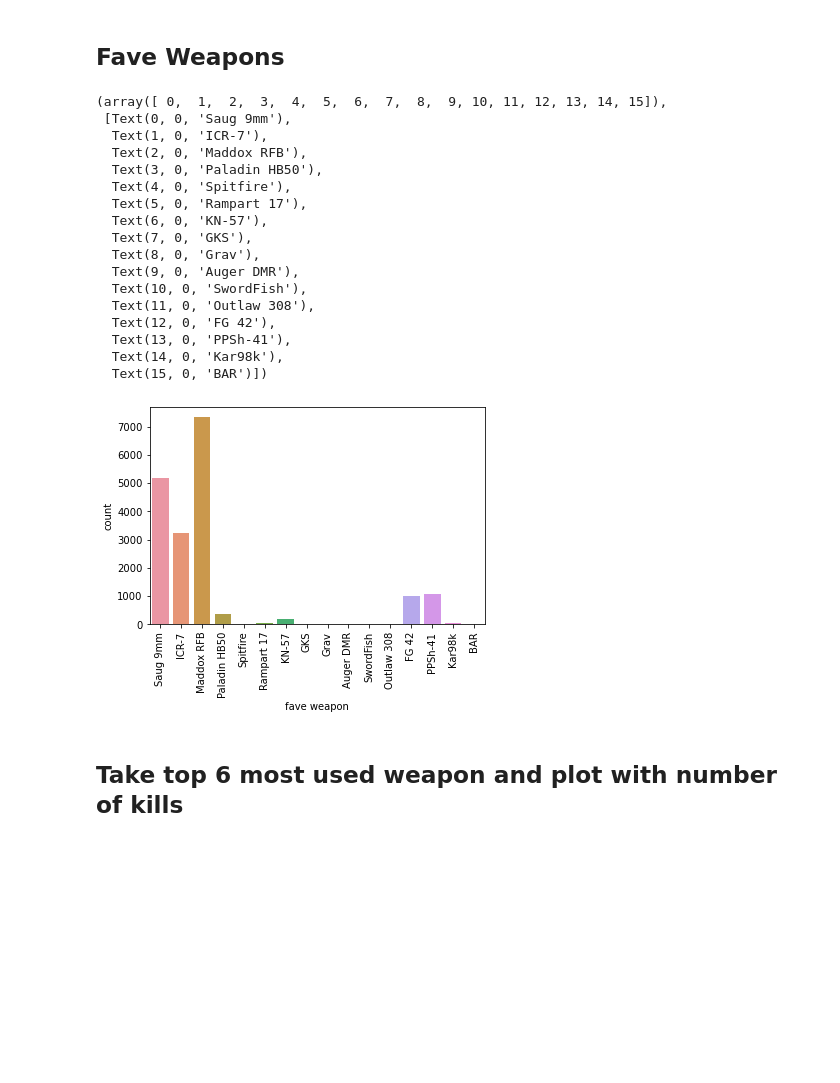
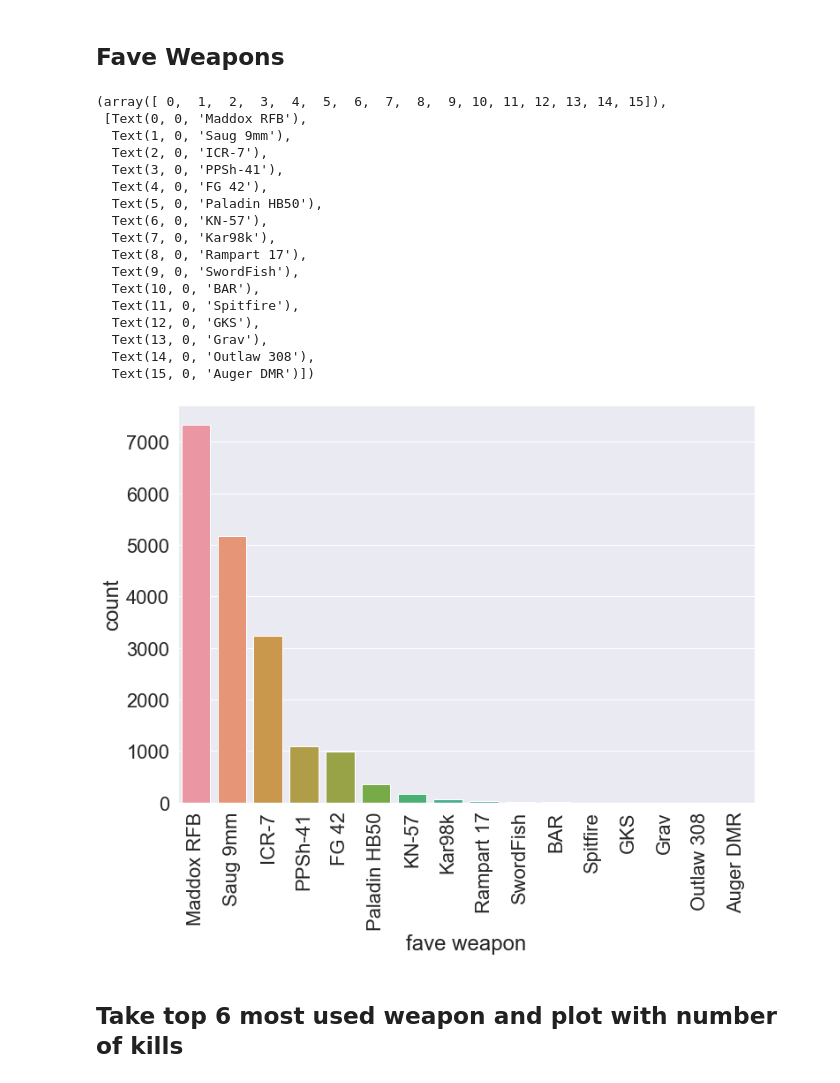
Before and after one commit to wavyvone/COD_Analysis, a Jupyter notebook: cod_analysis.ipynb, the cells around one changed output. Drawn from its saved outputs; the diff is of its cells as text; code cells hidden in the pictures; blank space fills up the shorter version.

Commit message:
added more stuff about weapons

```diff
--- a/cod_analysis.ipynb
+++ b/cod_analysis.ipynb
@@ -45,27 +76,28 @@ avg_dur
 # %% [markdown]
 ## Fave Weapons
 # %%
-sns.countplot(cod_data['fave weapon'])
+sns.set(rc={'figure.figsize':(11.7,8.27)}, font_scale=2)
+sns.countplot(cod_data['fave weapon'], order = cod_data['fave weapon'].value_counts().index)
 plt.xticks(rotation=90)
 # %% [output]
 (array([ 0,  1,  2,  3,  4,  5,  6,  7,  8,  9, 10, 11, 12, 13, 14, 15]),
- [Text(0, 0, 'Saug 9mm'),
-  Text(1, 0, 'ICR-7'),
-  Text(2, 0, 'Maddox RFB'),
-  Text(3, 0, 'Paladin HB50'),
-  Text(4, 0, 'Spitfire'),
-  Text(5, 0, 'Rampart 17'),
+ [Text(0, 0, 'Maddox RFB'),
+  Text(1, 0, 'Saug 9mm'),
+  Text(2, 0, 'ICR-7'),
+  Text(3, 0, 'PPSh-41'),
+  Text(4, 0, 'FG 42'),
+  Text(5, 0, 'Paladin HB50'),
   Text(6, 0, 'KN-57'),
-  Text(7, 0, 'GKS'),
-  Text(8, 0, 'Grav'),
-  Text(9, 0, 'Auger DMR'),
-  Text(10, 0, 'SwordFish'),
-  Text(11, 0, 'Outlaw 308'),
-  Text(12, 0, 'FG 42'),
-  Text(13, 0, 'PPSh-41'),
-  Text(14, 0, 'Kar98k'),
-  Text(15, 0, 'BAR')])
+  Text(7, 0, 'Kar98k'),
+  Text(8, 0, 'Rampart 17'),
+  Text(9, 0, 'SwordFish'),
+  Text(10, 0, 'BAR'),
+  Text(11, 0, 'Spitfire'),
+  Text(12, 0, 'GKS'),
+  Text(13, 0, 'Grav'),
+  Text(14, 0, 'Outlaw 308'),
+  Text(15, 0, 'Auger DMR')])
-[figure, old version]
+[figure, new version]
 # %% [markdown]
 ## Take top 6 most used weapon and plot with number of kills
 # %%
```
Also changed, not shown: parts of 23 cells of this notebook.
